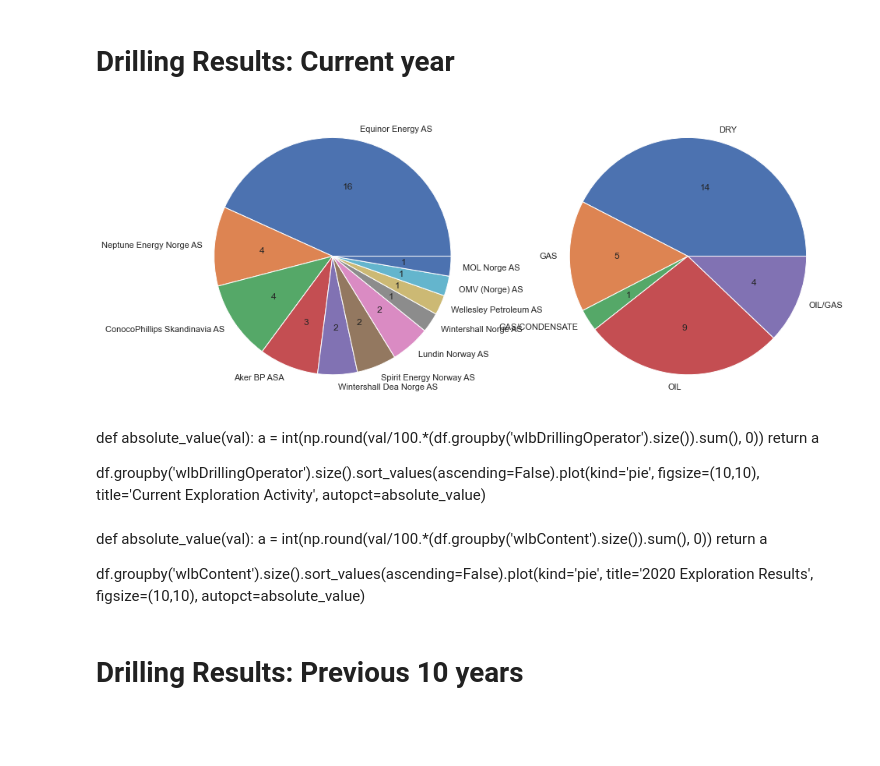
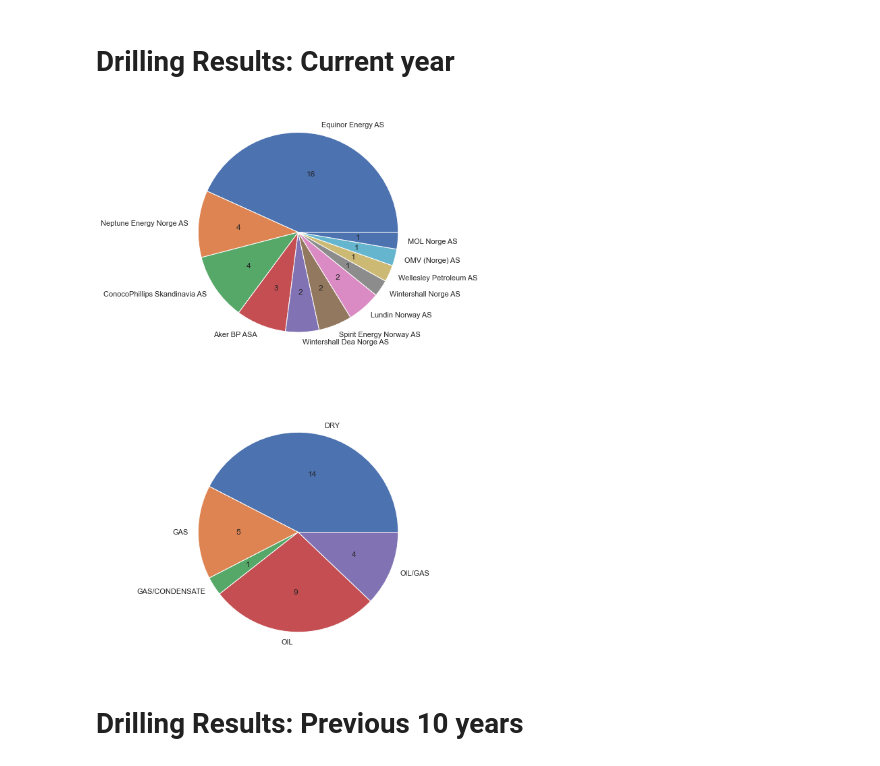
Before and after one commit to ABDunbar/NPD-Visualisation, a Jupyter notebook: npd_links.ipynb, the cells around one changed output. Drawn from its saved outputs; the diff is of its cells as text; code cells hidden in the pictures; blank space fills up the shorter version.

```diff
--- a/npd_links.ipynb
+++ b/npd_links.ipynb
@@ -76,36 +76,18 @@ df = load(link_key)
 # %%
 # Display exploration drilling companies over past year.
 # Display well results for past year
 
-fig, ax = plt.subplots(1,2, figsize=(15,15))
+fig, ax = plt.subplots(2,1, figsize=(15,15))
 
 data0 = df.groupby('wlbDrillingOperator').size().sort_values(ascending=False)
 ax[0].pie(data0, labels=data0.index, autopct=abs_val_op)
 
 data1 = df.groupby('wlbContent').size()
 ax[1].pie(data1, labels=data1.index, autopct=abs_val_hc)
 
 plt.show()
 # %% [output]
-[figure, old version]
+[figure, new version]
-# %% [markdown]
-def absolute_value(val):
-    a  = int(np.round(val/100.*(df.groupby('wlbDrillingOperator').size()).sum(), 0))
-    return a
-
-df.groupby('wlbDrillingOperator').size().sort_values(ascending=False).plot(kind='pie',
-                                                                          figsize=(10,10),
-                                                                          title='Current Exploration Activity',
-                                                                          autopct=absolute_value)
-# %% [markdown]
-def absolute_value(val):
-    a  = int(np.round(val/100.*(df.groupby('wlbContent').size()).sum(), 0))
-    return a
-
-df.groupby('wlbContent').size().sort_values(ascending=False).plot(kind='pie',
-                                                                  title='2020 Exploration Results',
-                                                                 figsize=(10,10),
-                                                                 autopct=absolute_value)
 # %% [markdown]
 # Drilling Results: Previous 10 years
 # %%
```
Also changed, not shown: parts of 11 cells of this notebook.
